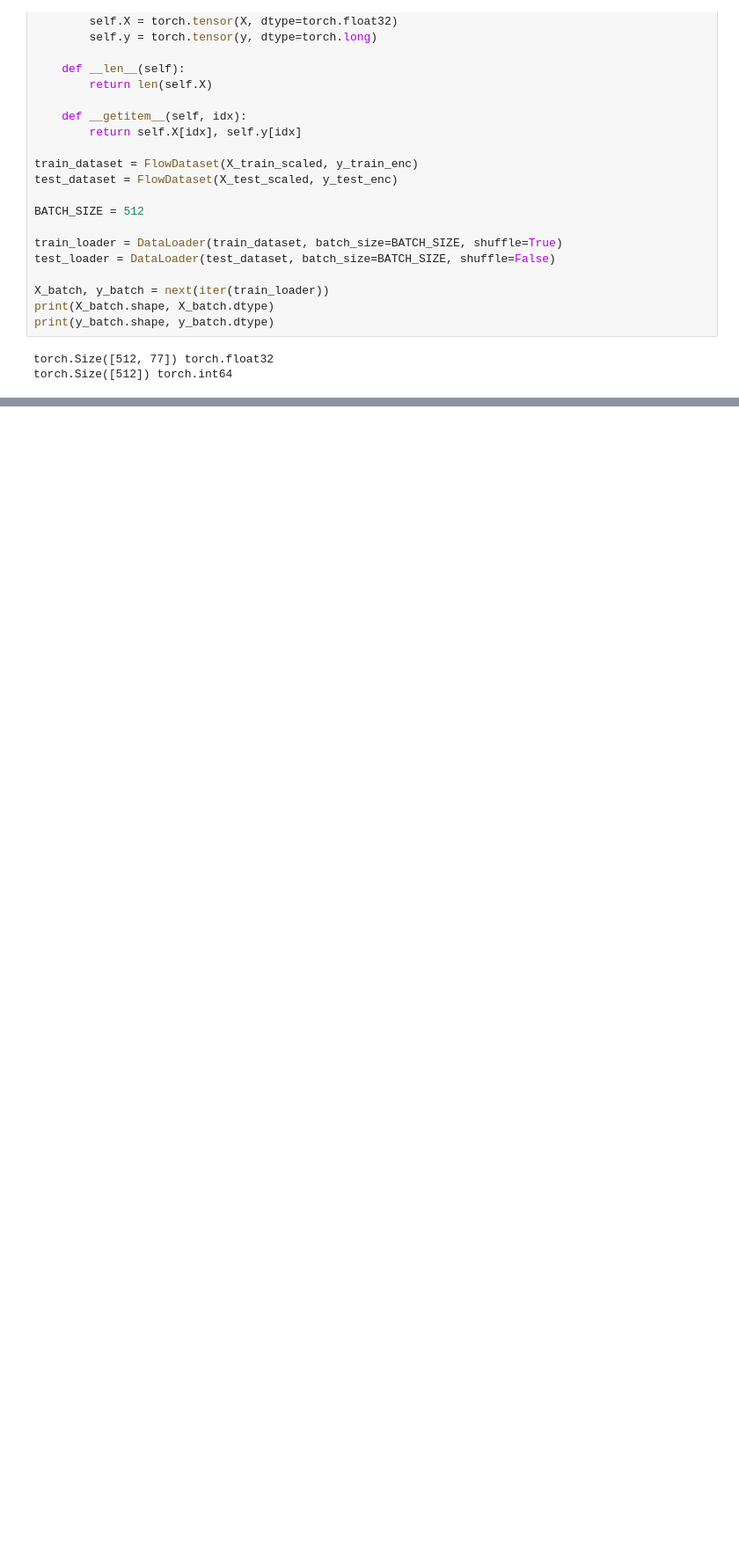
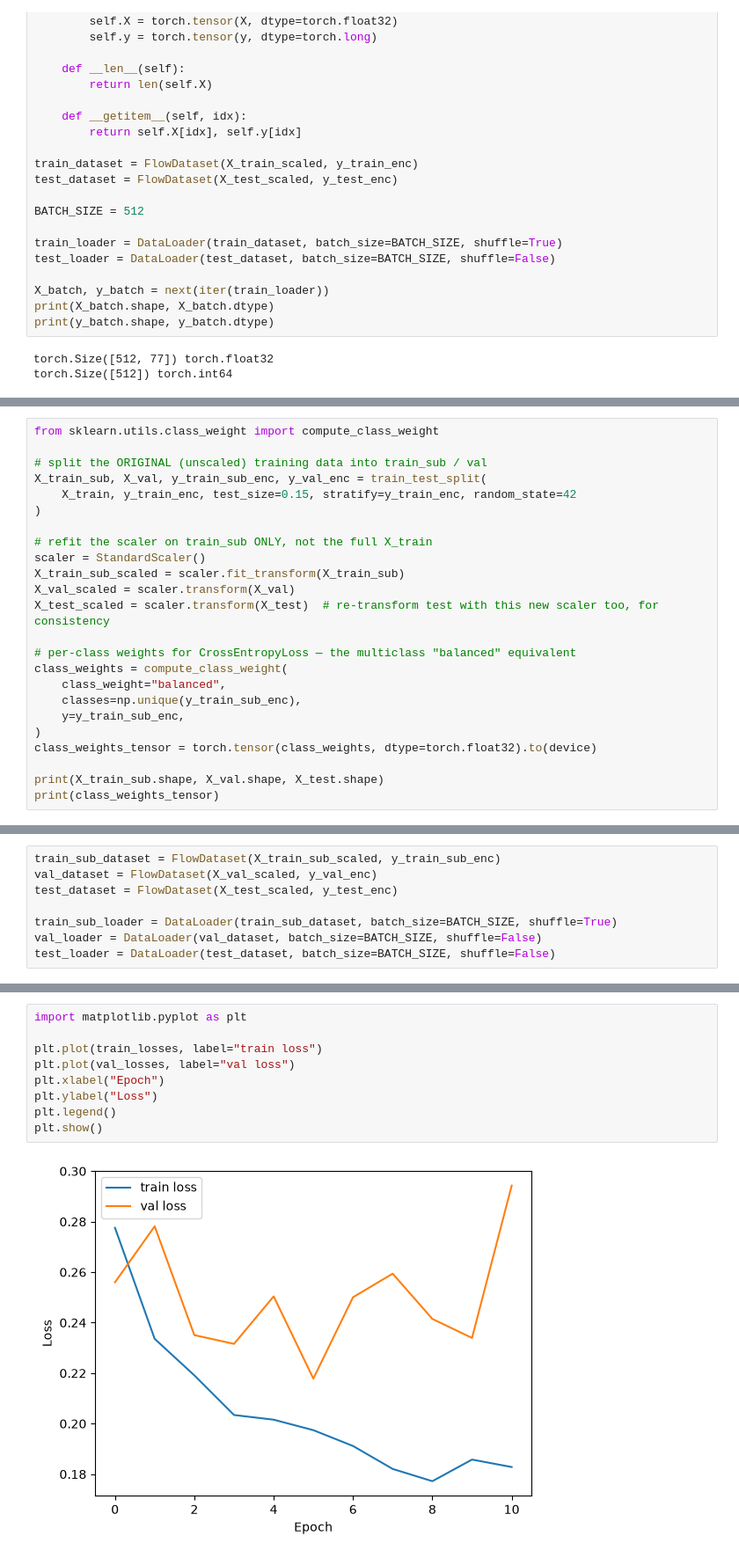
Before and after one commit to mishapatel2537/glass-ids, a Jupyter notebook: pytorch_model.ipynb, the cells around one changed output, grey strips where cells are left out. Shown at 88% size. Drawn from its saved outputs; the diff is of its cells as text; blank space fills up the shorter version.

```diff
--- a/pytorch_model.ipynb
+++ b/pytorch_model.ipynb
@@ -100,0 +185,24 @@ torch.Size([512]) torch.int64
+# %%
+from sklearn.utils.class_weight import compute_class_weight
+
+# split the ORIGINAL (unscaled) training data into train_sub / val
+X_train_sub, X_val, y_train_sub_enc, y_val_enc = train_test_split(
+    X_train, y_train_enc, test_size=0.15, stratify=y_train_enc, random_state=42
+)
+
+# refit the scaler on train_sub ONLY, not the full X_train
+scaler = StandardScaler()
+X_train_sub_scaled = scaler.fit_transform(X_train_sub)
+X_val_scaled = scaler.transform(X_val)
+X_test_scaled = scaler.transform(X_test)  # re-transform test with this new scaler too, for consistency
+
+# per-class weights for CrossEntropyLoss — the multiclass "balanced" equivalent
+class_weights = compute_class_weight(
+    class_weight="balanced",
+    classes=np.unique(y_train_sub_enc),
+    y=y_train_sub_enc,
+)
+class_weights_tensor = torch.tensor(class_weights, dtype=torch.float32).to(device)
+
+print(X_train_sub.shape, X_val.shape, X_test.shape)
+print(class_weights_tensor)
@@ -100,0 +214,8 @@ torch.Size([512]) torch.int64
+# %%
+train_sub_dataset = FlowDataset(X_train_sub_scaled, y_train_sub_enc)
+val_dataset = FlowDataset(X_val_scaled, y_val_enc)
+test_dataset = FlowDataset(X_test_scaled, y_test_enc)
+
+train_sub_loader = DataLoader(train_sub_dataset, batch_size=BATCH_SIZE, shuffle=True)
+val_loader = DataLoader(val_dataset, batch_size=BATCH_SIZE, shuffle=False)
+test_loader = DataLoader(test_dataset, batch_size=BATCH_SIZE, shuffle=False)
@@ -100,0 +295,11 @@ torch.Size([512]) torch.int64
+# %%
+import matplotlib.pyplot as plt
+
+plt.plot(train_losses, label="train loss")
+plt.plot(val_losses, label="val loss")
+plt.xlabel("Epoch")
+plt.ylabel("Loss")
+plt.legend()
+plt.show()
+# %% [output]
+[figure, added]
```
Also changed, not shown: parts of 18 cells of this notebook.
